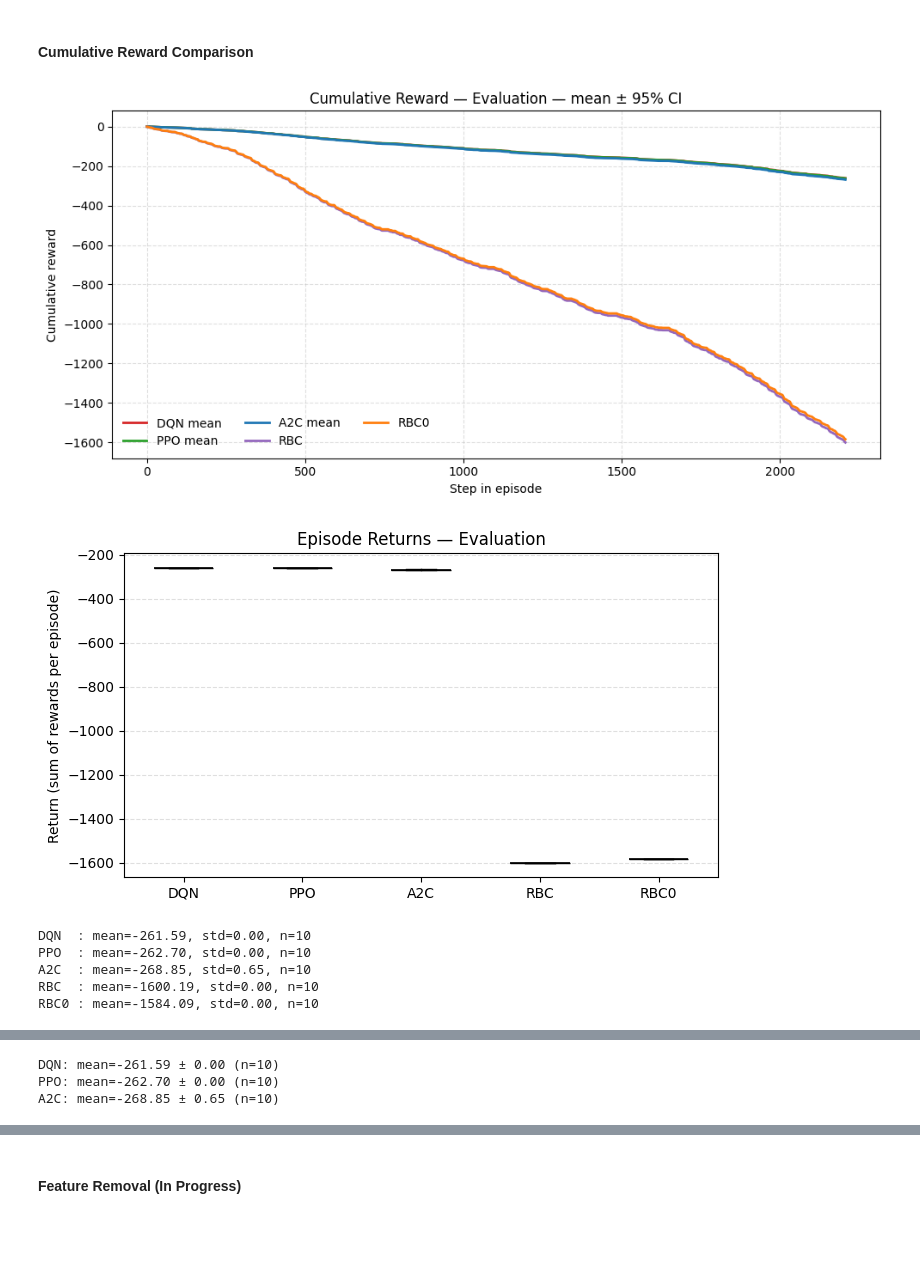
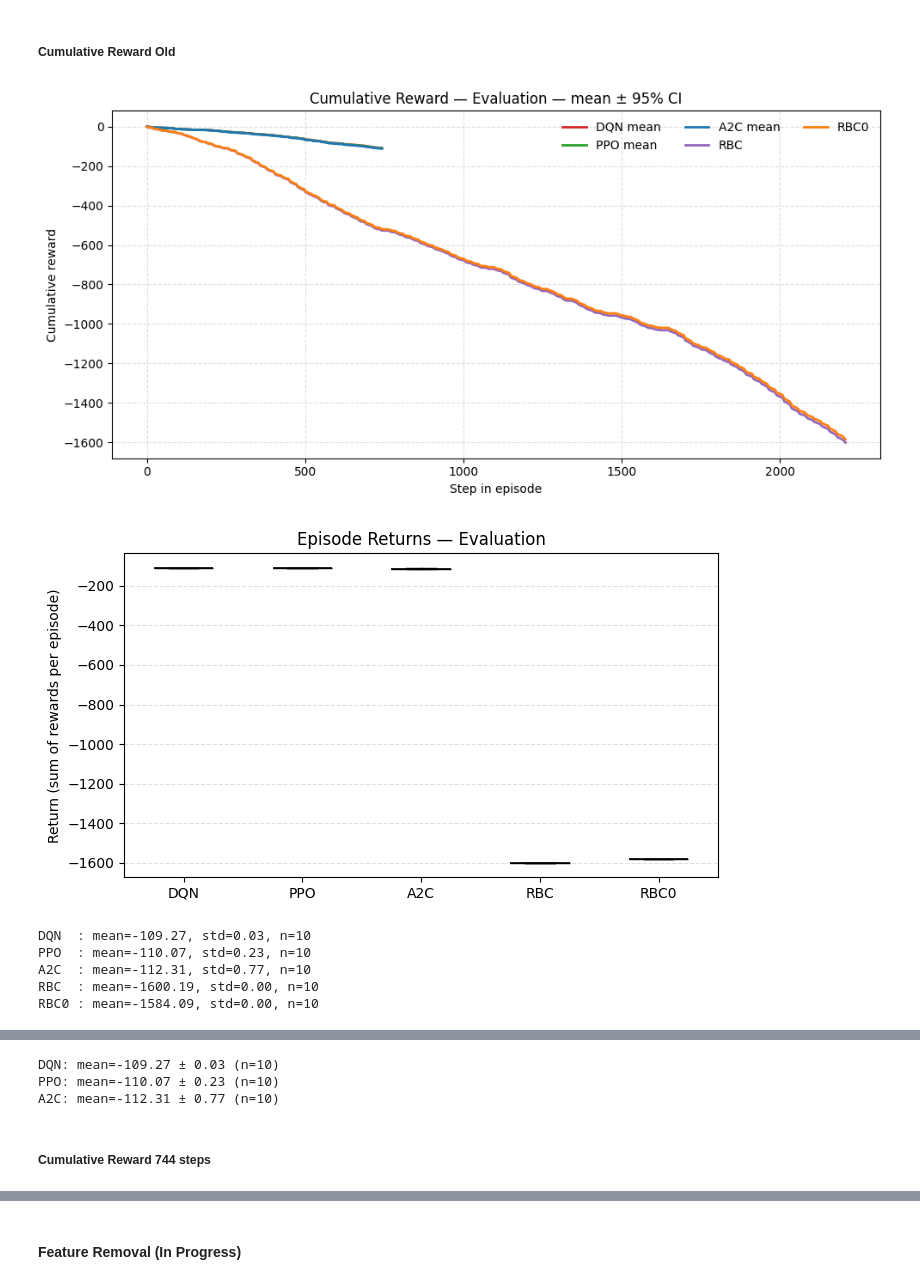
Before and after one commit to EacyCoding/ExplainableRLBatteryControl, a Jupyter notebook: examples/model_comparison_1seed.ipynb, the cells around one changed output, grey strips where cells are left out. Drawn from its saved outputs; the diff is of its cells as text; code cells hidden in the pictures; blank space fills up the shorter version.

Commit message:
model comparison

```diff
--- a/examples/model_comparison_1seed.ipynb
+++ b/examples/model_comparison_1seed.ipynb
@@ -1,5 +1,5 @@
 # %% [markdown]
-#### Cumulative Reward Comparison
+##### Cumulative Reward Old
 # %%
 import os, pickle
 import numpy as np
@@ -8,9 +8,9 @@ import matplotlib.pyplot as plt
 from pathlib import Path
 
 # ---- Pfade (aus deinem Setup) ----
-DQN_EVAL_FILE  = r'/hkfs/home/haicore/iai/cj9272/logs/dqn/dqn_eval_10episodes_1seed.pkl'
-PPO_EVAL_FILE  = r'/hkfs/home/haicore/iai/cj9272/logs/ppo/ppo_eval_10episodes_1seed.pkl'
-A2C_EVAL_FILE  = r'/hkfs/home/haicore/iai/cj9272/logs/a2c/a2c_eval_10episodes_1seed.pkl'
+DQN_EVAL_FILE  = r'/hkfs/home/haicore/iai/cj9272/logs/dqn/dqn_split_10eval_final_not_deterministic.pkl'
+PPO_EVAL_FILE  = r'/hkfs/home/haicore/iai/cj9272/logs/ppo/ppo_split_10eval_final_not_deterministic.pkl'
+A2C_EVAL_FILE  = r'/hkfs/home/haicore/iai/cj9272/logs/a2c/a2c_split_10eval_final_not_deterministic.pkl'
 RBC_LOG_FILE   = r'/hkfs/home/haicore/iai/cj9272/logs/rbc/rbc_agent_logs_10episodes.csv'
 RBC0_LOG_FILE  = r'/hkfs/home/haicore/iai/cj9272/logs/rbc0/rbc0_agent_logs_10episodes.csv'
 
@@ -152,7 +152,7 @@ def extract_all_episode_step_rewards(pkl_path):
         offs = np.cumsum(np.concatenate([[0], lens[:-1]]))
         return [steps[o:o+l] for o,l in zip(offs, lens)]
     return []
-
+"""
 def mean_ci_cumcurves(list_of_step_rewards):
     if not list_of_step_rewards: return None
     L = min(len(r) for r in list_of_step_rewards)     # gleiche Länge
@@ -162,6 +162,19 @@ def mean_ci_cumcurves(list_of_step_rewards):
     sem  = M.std(axis=0, ddof=1) / np.sqrt(M.shape[0])
     ci95 = 1.96 * sem
     return mean, ci95
+"""
+
+def mean_ci_cumcurves_pad(list_of_step_rewards):
+    L = max(len(r) for r in list_of_step_rewards)
+    M = np.full((len(list_of_step_rewards), L), np.nan, float)
+    for i, r in enumerate(list_of_step_rewards):
+        M[i, :len(r)] = np.cumsum(r)
+    mean = np.nanmean(M, axis=0)
+    n_eff = np.sum(~np.isnan(M), axis=0).clip(min=1)
+    sd = np.nanstd(M, axis=0, ddof=1)
+    ci95 = 1.96 * sd / np.sqrt(n_eff)
+    return mean, ci95
+
 
 PKLS = {
     "DQN": Path(DQN_EVAL_FILE),
@@ -175,37 +188,37 @@ def episode_returns_from_pkl(pkl_path):
     if "ep_rewards_list" in data:
         ep = data["ep_rewards_list"]
         if ep and isinstance(ep[0], (list, tuple, np.ndarray)):
             return np.array([np.sum(np.asarray(e, float)) for e in ep], float)
         return np.asarray(ep, float).ravel()
     if "step_rewards" in data and "ep_lengths" in data:
         steps = np.asarray(data["step_rewards"], float).ravel()
         lens  = np.asarray(data["ep_lengths"], int).ravel()
         offs  = np.cumsum(np.concatenate([[0], lens[:-1]]))
         return np.array([steps[o:o+l].sum() for o,l in zip(offs,lens)], float)
     return np.array([], float)
 
 data = []
 labels = []
 for name, p in PKLS.items():
     if p.exists():
         r = episode_returns_from_pkl(str(p))
         if r.size:
             data.append(r); labels.append(name)
 
 plt.figure(figsize=(7,4))
 plt.boxplot(data, labels=labels, showfliers=False)
 plt.title("Episode Returns — Evaluation")
 plt.ylabel("Return")
 plt.grid(True, axis='y', linestyle='--', alpha=0.4)
 plt.tight_layout(); plt.show()
 
 for lab, r in zip(labels, data):
     print(f"{lab}: mean={r.mean():.2f} ± {r.std(ddof=1):.2f} (n={len(r)})")
 # %% [output]
-[figure, old version]
+[figure, new version]
-[figure, old version]
+[figure, new version]
-DQN  : mean=-261.59, std=0.00, n=10
-PPO  : mean=-262.70, std=0.00, n=10
-A2C  : mean=-268.85, std=0.65, n=10
+DQN  : mean=-109.27, std=0.03, n=10
+PPO  : mean=-110.07, std=0.23, n=10
+A2C  : mean=-112.31, std=0.77, n=10
 RBC  : mean=-1600.19, std=0.00, n=10
 RBC0 : mean=-1584.09, std=0.00, n=10
@@ -213,3 +226,5 @@ RBC0 : mean=-1584.09, std=0.00, n=10
-DQN: mean=-261.59 ± 0.00 (n=10)
-PPO: mean=-262.70 ± 0.00 (n=10)
-A2C: mean=-268.85 ± 0.65 (n=10)
+DQN: mean=-109.27 ± 0.03 (n=10)
+PPO: mean=-110.07 ± 0.23 (n=10)
+A2C: mean=-112.31 ± 0.77 (n=10)
+# %% [markdown]
+##### Cumulative Reward 744 steps
```
Also changed, not shown: parts of 32 cells of this notebook, 12 other files.
